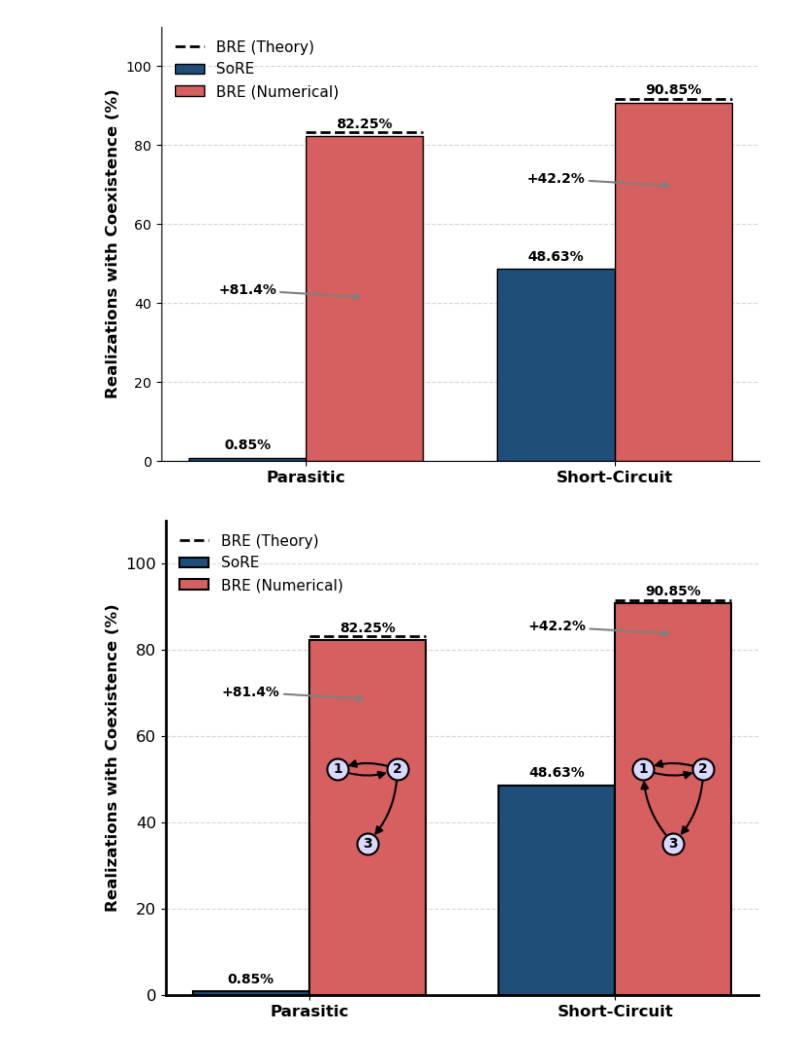
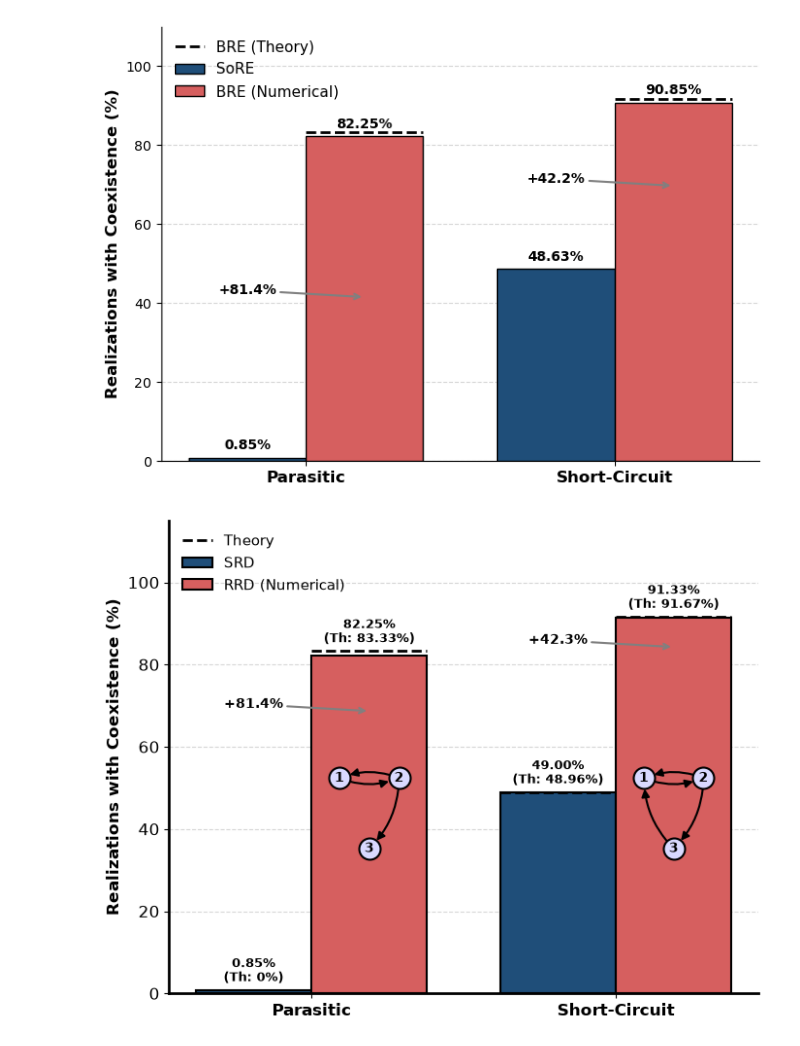
Before and after one commit to atiyabzafar/BoundedDynamicsPaper, a Jupyter notebook: exploring_topologies.ipynb, the cells around one changed output. Saved outputs shown, nothing was run; the diff lists cells and outputs as text; code cells hidden in the pictures.

Commit message:
Updated the code to generate data and plots

```diff
--- a/exploring_topologies.ipynb
+++ b/exploring_topologies.ipynb
@@ -448,7 +448,7 @@ import matplotlib.pyplot as plt
 import matplotlib.patches as patches
 import networkx as nx
 
-# Enforce Frontiers Style Guidelines
+# Enforce Frontiers Style Guidelines Globally
 plt.rcParams.update({
     'font.size': 12,
     'axes.linewidth': 2.0,
@@ -460,9 +460,10 @@ plt.rcParams.update({
 
 # Data
 architectures = ['Parasitic', 'Short-Circuit']
-sore_survival = [0.85, 48.63]
-bre_survival = [82.25, 90.85]
+sore_survival = [0.85, 49.00]
+bre_survival = [82.25, 91.33]
 bre_theory = [83.33, 91.67]
+sre_theory = [0.0, (47/96) * 100] # Theoretical values: 0 and 47/96
 
 x = np.arange(len(architectures))
 width = 0.38
@@ -473,21 +474,24 @@ color_bre = '#d65f5f'
 fig, ax = plt.subplots(figsize=(7.09, 5.5))
 
 # Plot bars
-rects1 = ax.bar(x - width/2, sore_survival, width, label='SoRE', color=color_sore, edgecolor='black', zorder=3, lw=1.5)
-rects2 = ax.bar(x + width/2, bre_survival, width, label='BRE (Numerical)', color=color_bre, edgecolor='black', zorder=3, lw=1.5)
+rects1 = ax.bar(x - width/2, sore_survival, width, label='SRD', color=color_sore, edgecolor='black', zorder=3, lw=1.5)
+rects2 = ax.bar(x + width/2, bre_survival, width, label='RRD (Numerical)', color=color_bre, edgecolor='black', zorder=3, lw=1.5)
 
 # Overlay Theoretical Benchmarks
 for i in range(len(architectures)):
-    left_edge = x[i]
-    right_edge = x[i] + width
-    ax.hlines(bre_theory[i], left_edge, right_edge, color='black', linestyle='--',
-              linewidth=2, zorder=4, label='BRE (Theory)' if i == 0 else "")
+    # BRE Theory Line (Over right bar) - Add legend label only on the first iteration
+    ax.hlines(bre_theory[i], x[i], x[i] + width, color='black', linestyle='--',
+              linewidth=2, zorder=4, label='Theory' if i == 0 else "")
+
+    # SRE Theory Line (Over left bar) - Same style, no legend label needed
+    ax.hlines(sre_theory[i], x[i] - width, x[i], color='black', linestyle='--',
+              linewidth=2, zorder=4, label="")
 
 # Styling
 ax.set_ylabel('Realizations with Coexistence (%)', fontsize=12, fontweight='bold')
 ax.set_xticks(x)
 ax.set_xticklabels(architectures, fontsize=12, fontweight='bold')
-ax.set_ylim(0, 110)
+ax.set_ylim(0, 115)
 
 ax.spines['top'].set_visible(False)
 ax.spines['right'].set_visible(False)
@@ -495,19 +499,27 @@ ax.grid(axis='y', linestyle='--', alpha=0.5, zorder=0)
 
 ax.legend(frameon=False, fontsize=11, loc='upper left')
 
-# Auto-label function
-def autolabel(rects):
-    for rect in rects:
+# Auto-label function (Updated for Theory values)
+def autolabel(rects, theory_vals):
+    for idx, rect in enumerate(rects):
         height = rect.get_height()
-        ax.annotate(f'{height:.2f}%',
-                    xy=(rect.get_x() + rect.get_width() / 2, height),
+        theory = theory_vals[idx]
+
+        # Ensure the text sits above both the bar and the theory line
+        y_pos = max(height, theory)
+
+        # Format the theory text to look clean
+        th_text = "0%" if theory == 0 else f"{theory:.2f}%"
+
+        ax.annotate(f'{height:.2f}%\n(Th: {th_text})',
+                    xy=(rect.get_x() + rect.get_width() / 2, y_pos),
                     xytext=(0, 4),
                     textcoords="offset points",
                     fontweight='bold',
-                    ha='center', va='bottom', fontsize=10)
+                    ha='center', va='bottom', fontsize=9, linespacing=1.2)
 
-autolabel(rects1)
-autolabel(rects2)
+autolabel(rects1, sre_theory)
+autolabel(rects2, bre_theory)
 
 # Arrows for Delta
 for i in range(len(architectures)):
@@ -527,7 +539,7 @@ for i in range(len(architectures)):
 # 1. Perfect Equilateral Triangle Coordinates
 node_pos = {1: (-0.75, 0.65), 2: (0.75, 0.65), 3: (0, -0.25)}
 
-# 2. Styling (Hex #D9D9FF is the exact RGB match for LaTeX's blue!15)
+# 2. Styling
 node_options = {"node_color": "#D9D9FF", "edgecolors": "black", "node_size": 250, "linewidths": 1.5}
 base_arrow_opts = {"arrowsize": 12, "width": 1.5, "edge_color": "black", "node_size": 250}
 
@@ -536,7 +548,6 @@ bar1_center = x[0] + width/2
 ax_in1 = ax.inset_axes([bar1_center - 0.15, 20, 0.3, 40], transform=ax.transData)
 ax_in1.axis('off')
 
-# Explicitly pad the axis limits to prevent node cutoff
 ax_in1.set_xlim(-1.15, 1.15)
 ax_in1.set_ylim(-1.05, 1.05)
 
@@ -546,33 +557,32 @@ G_parasitic.add_nodes_from([1, 2, 3])
 nx.draw_networkx_nodes(G_parasitic, node_pos, ax=ax_in1, **node_options)
 nx.draw_networkx_labels(G_parasitic, node_pos, ax=ax_in1, font_size=10, font_weight="bold")
 
 nx.draw_networkx_edges(G_parasitic, node_pos, ax=ax_in1, edgelist=[(1, 2), (2, 1)],
                        connectionstyle="arc3,rad=0.2", **base_arrow_opts)
 nx.draw_networkx_edges(G_parasitic, node_pos, ax=ax_in1, edgelist=[(2, 3)],
                        connectionstyle="arc3,rad=-0.2", **base_arrow_opts)
 
-# --- Short-Circuit Network Inset ---
+# --- Short-Circuit Networkz Inset ---
 bar2_center = x[1] + width/2
 ax_in2 = ax.inset_axes([bar2_center - 0.15, 20, 0.3, 40], transform=ax.transData)
 ax_in2.axis('off')
 
-# Explicitly pad the axis limits to prevent node cutoff
 ax_in2.set_xlim(-1.15, 1.15)
 ax_in2.set_ylim(-1.05, 1.05)
 
 G_short = nx.DiGraph()
 G_short.add_nodes_from([1, 2, 3])
 
 nx.draw_networkx_nodes(G_short, node_pos, ax=ax_in2, **node_options)
 nx.draw_networkx_labels(G_short, node_pos, ax=ax_in2, font_size=10, font_weight="bold")
 
 nx.draw_networkx_edges(G_short, node_pos, ax=ax_in2, edgelist=[(1, 2), (2, 1)],
                        connectionstyle="arc3,rad=0.2", **base_arrow_opts)
 nx.draw_networkx_edges(G_short, node_pos, ax=ax_in2, edgelist=[(2, 3), (3, 1)],
                        connectionstyle="arc3,rad=-0.2", **base_arrow_opts)
 
 plt.tight_layout()
 plt.savefig('figures/combined_coexistence_bar_enhanced.pdf', format='pdf', bbox_inches="tight")
 plt.show()
 # %% [output]
-[figure, old version]
+[figure, new version]
```
Also changed, not shown: 21 other files.
